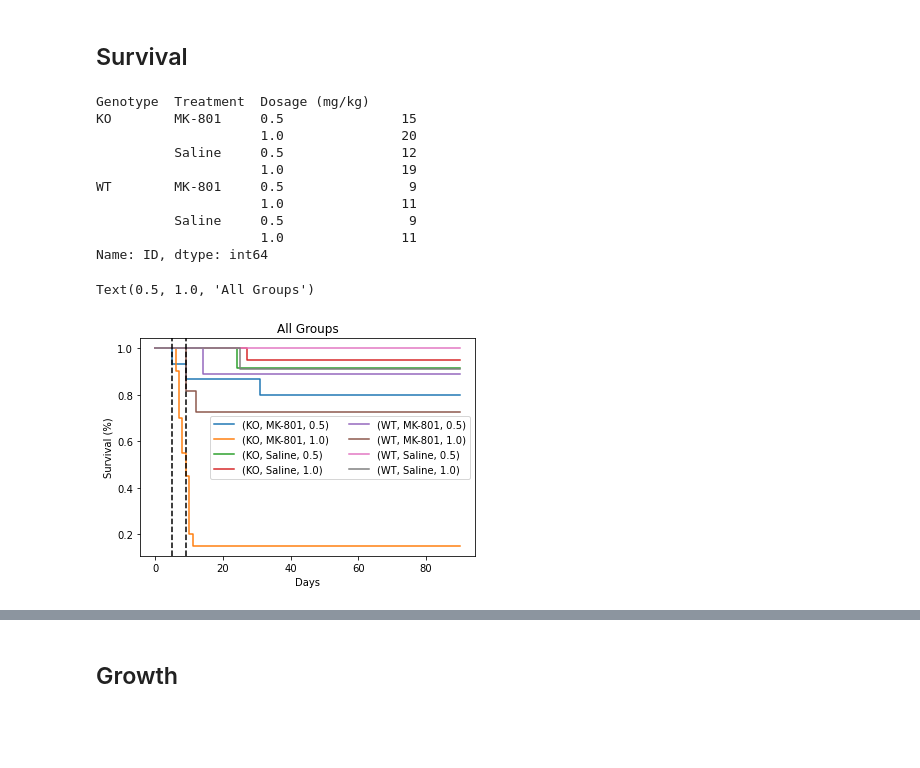
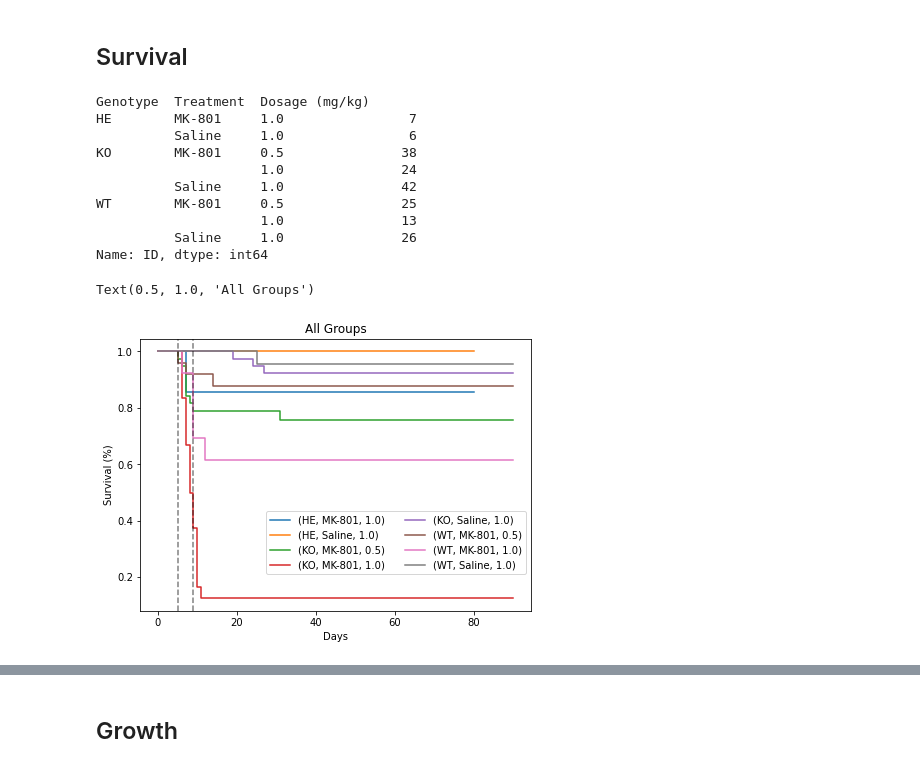
Before and after one commit to FMendezSlc/NeuroPy, a Jupyter notebook: MK_lifelines.ipynb, the cells around one changed output, grey strips where cells are left out. Saved outputs shown, nothing was run; the diff lists cells and outputs as text; code cells hidden in the pictures; blank space fills up the shorter version.

```diff
--- a/MK_lifelines.ipynb
+++ b/MK_lifelines.ipynb
@@ -13,33 +13,35 @@ Set the environment variable OUTDATED_IGNORE=1 to disable these warnings.
 MK_surv = pd.read_csv('/Users/labc02/Documents/PDCB_data/MK-project/MK_lifelines.csv')
 # %%
 MK_surv.drop(MK_surv[MK_surv['Treatment'].str.contains('Naive')].index, inplace=True)
+# %%
+MK_surv.loc[MK_surv['Treatment']=='Saline', 'Dosage (mg/kg)']  = 1
 # %%
 MK_surv.groupby(['Genotype', 'Treatment', 'Dosage (mg/kg)'])['ID'].count()
 # %% [output]
 Genotype  Treatment  Dosage (mg/kg)
-KO        MK-801     0.5               15
-                     1.0               20
-          Saline     0.5               12
-                     1.0               19
-WT        MK-801     0.5                9
-                     1.0               11
-          Saline     0.5                9
-                     1.0               11
+HE        MK-801     1.0                7
+          Saline     1.0                6
+KO        MK-801     0.5               38
+                     1.0               24
+          Saline     1.0               42
+WT        MK-801     0.5               25
+                     1.0               13
+          Saline     1.0               26
 Name: ID, dtype: int64
 # %%
 km_fit = lf.KaplanMeierFitter()
 # %%
-plt.figure()
+plt.figure(figsize=(7,5))
 ax=plt.subplot()
 for name, grouped_df in MK_surv.groupby(['Genotype', 'Treatment', 'Dosage (mg/kg)']):
     km_fit.fit(grouped_df["Duration"], grouped_df["Event"], label=name)
     km_fit.plot(ax=ax, ci_show=False)
 plt.ylabel('Survival (%)')
 plt.xlabel('Days')
-ax.legend(fancybox=True, ncol=2)
-plt.axvline(5, ls='--', color = 'k')
-plt.axvline(9, ls='--', color = 'k')
+ax.legend(fancybox=True, ncol=2, loc = 7, bbox_to_anchor = (1, .25))
+plt.axvline(5, ls='--', color = 'k', alpha = .5)
+plt.axvline(9, ls='--', color = 'k', alpha = .5)
 plt.title('All Groups')
 # %% [output]
 Text(0.5, 1.0, 'All Groups')
-[figure, old version]
+[figure, new version]
```
Also changed, not shown: parts of 108 cells of this notebook.
